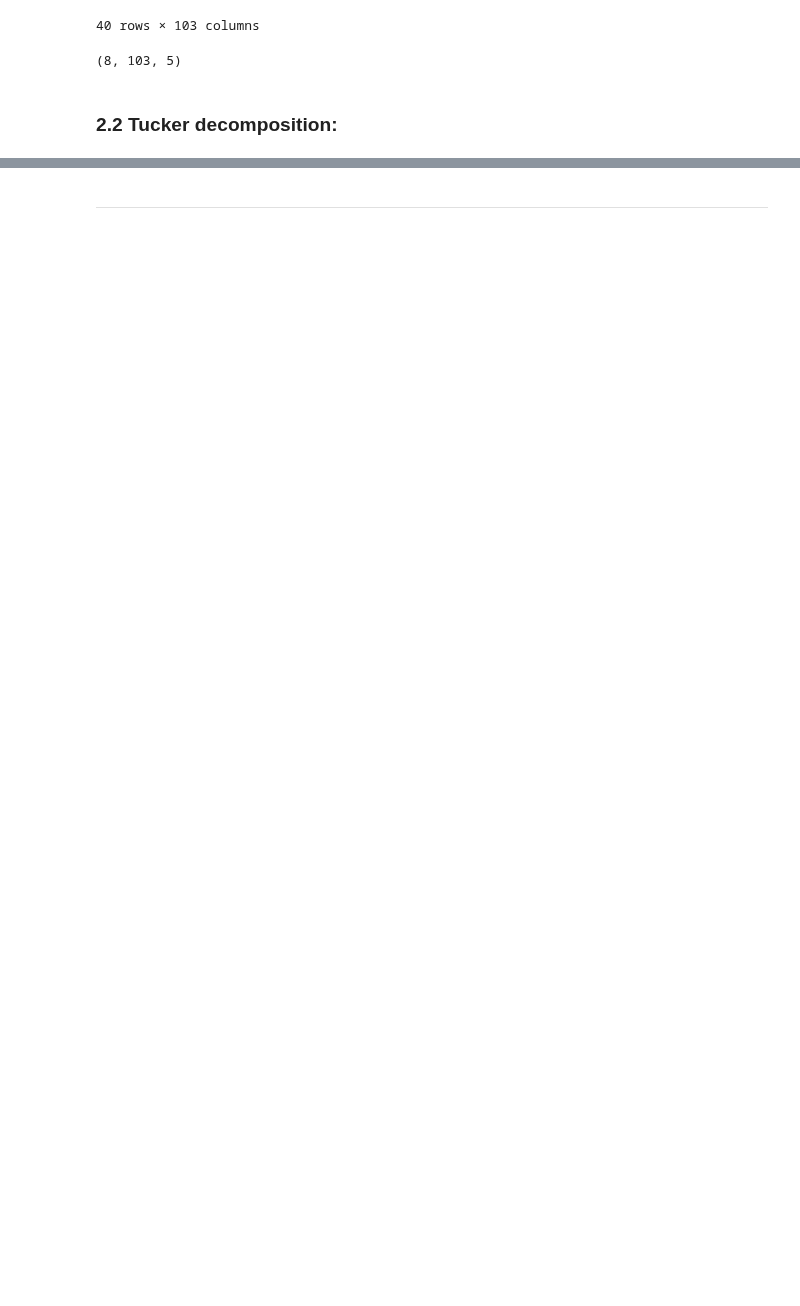
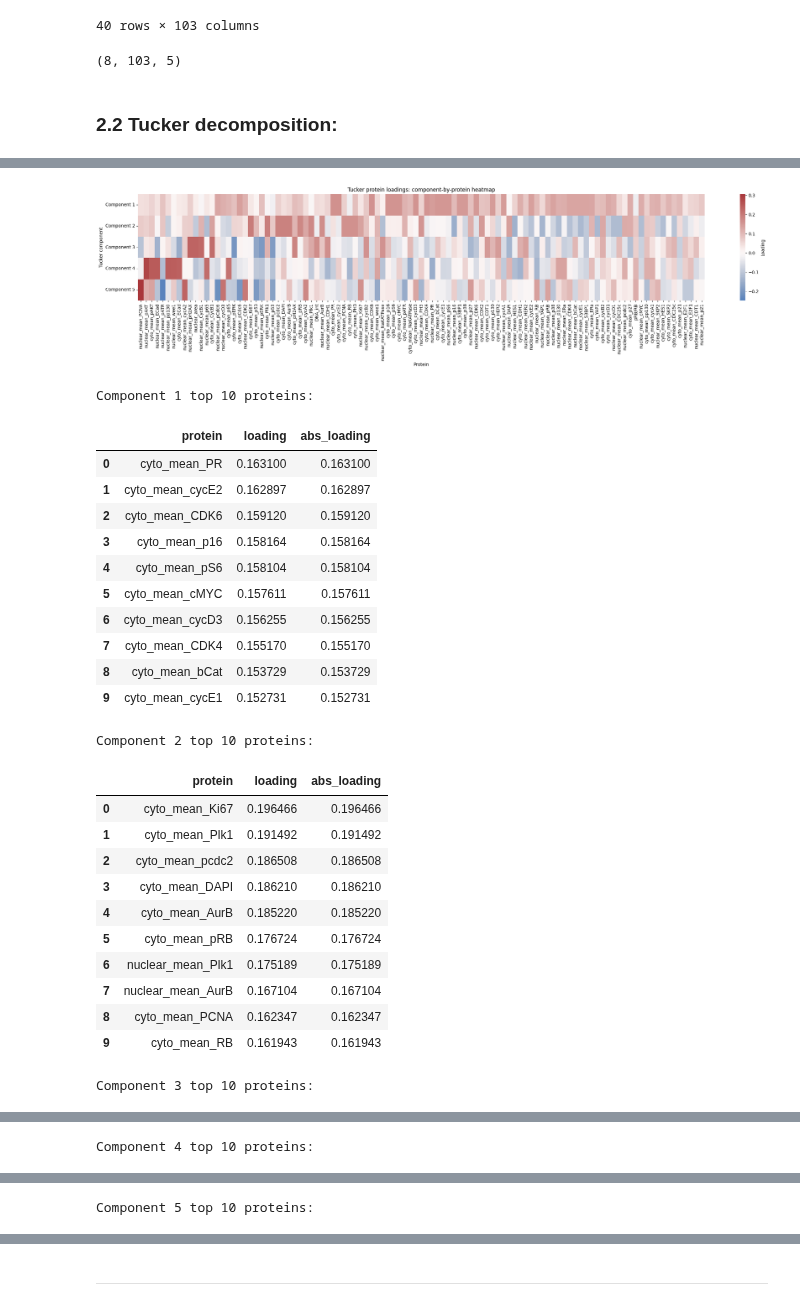
Before and after one commit to kaiwycik/tensors_and_cell_cycles, a Jupyter notebook: code/scITD_replica.ipynb, the cells around one changed output, grey strips where cells are left out. Cells and saved outputs as stored; diff of their text form; code cells hidden in the pictures; blank space fills up the shorter version.

```diff
--- a/code/scITD_replica.ipynb
+++ b/code/scITD_replica.ipynb
@@ -184,0 +217,2 @@ array([[ 0.12537189,  0.11386294,  0.00539591, ...,  0.1119039 ,
+# %%
+core, factors = tucker(np_tensor, rank=[7, 5, 4])
@@ -184,0 +233,63 @@ array([[ 0.12537189,  0.11386294,  0.00539591, ...,  0.1119039 ,
+# %%
+loadings_df = pd.DataFrame(
+    factors[1],
+    index=adata.var_names,
+    columns=[f"Component {i+1}" for i in range(factors[1].shape[1])]
+).T
+
+# Order proteins by their strongest absolute loading across components
+protein_order = loadings_df.abs().max(axis=0).sort_values(ascending=False).index
+loadings_sorted = loadings_df.loc[:, protein_order]
+
+plt.figure(figsize=(24, 6))
+ax = sns.heatmap(
+    loadings_sorted,
+    cmap="vlag",
+    center=0,
+    cbar_kws={"label": "Loading"}
+)
+
+ax.set_title("Tucker protein loadings: component-by-protein heatmap")
+ax.set_xlabel("Protein")
+ax.set_ylabel("Tucker component")
+plt.xticks(rotation=90)
+plt.yticks(rotation=0)
+plt.tight_layout()
+plt.show()
+
+top_n = 10
+for comp in loadings_df.index:
+    top = loadings_df.loc[comp].abs().sort_values(ascending=False).head(top_n)
+    print(f"\n{comp} top {top_n} proteins:")
+    display(pd.DataFrame({
+        "protein": top.index,
+        "loading": loadings_df.loc[comp, top.index].values,
+        "abs_loading": top.values
+    }))
+# %% [output]
+[figure, added]
+Component 1 top 10 proteins:
+|  | protein | loading | abs_loading |
+| 0 | cyto_mean_PR | 0.163100 | 0.163100 |
+| 1 | cyto_mean_cycE2 | 0.162897 | 0.162897 |
+| 2 | cyto_mean_CDK6 | 0.159120 | 0.159120 |
+| 3 | cyto_mean_p16 | 0.158164 | 0.158164 |
+| 4 | cyto_mean_pS6 | 0.158104 | 0.158104 |
+| 5 | cyto_mean_cMYC | 0.157611 | 0.157611 |
+| 6 | cyto_mean_cycD3 | 0.156255 | 0.156255 |
+| 7 | cyto_mean_CDK4 | 0.155170 | 0.155170 |
+| 8 | cyto_mean_bCat | 0.153729 | 0.153729 |
+| 9 | cyto_mean_cycE1 | 0.152731 | 0.152731 |
+Component 2 top 10 proteins:
+|  | protein | loading | abs_loading |
+| 0 | cyto_mean_Ki67 | 0.196466 | 0.196466 |
+| 1 | cyto_mean_Plk1 | 0.191492 | 0.191492 |
+| 2 | cyto_mean_pcdc2 | 0.186508 | 0.186508 |
+| 3 | cyto_mean_DAPI | 0.186210 | 0.186210 |
+| 4 | cyto_mean_AurB | 0.185220 | 0.185220 |
+| 5 | cyto_mean_pRB | 0.176724 | 0.176724 |
+| 6 | nuclear_mean_Plk1 | 0.175189 | 0.175189 |
+| 7 | nuclear_mean_AurB | 0.167104 | 0.167104 |
+| 8 | cyto_mean_PCNA | 0.162347 | 0.162347 |
+| 9 | cyto_mean_RB | 0.161943 | 0.161943 |
+Component 3 top 10 proteins:
@@ -184,0 +307 @@ array([[ 0.12537189,  0.11386294,  0.00539591, ...,  0.1119039 ,
+Component 4 top 10 proteins:
@@ -184,0 +319 @@ array([[ 0.12537189,  0.11386294,  0.00539591, ...,  0.1119039 ,
+Component 5 top 10 proteins:
```
Also changed, not shown: parts of 7 cells of this notebook, 2 other files.
